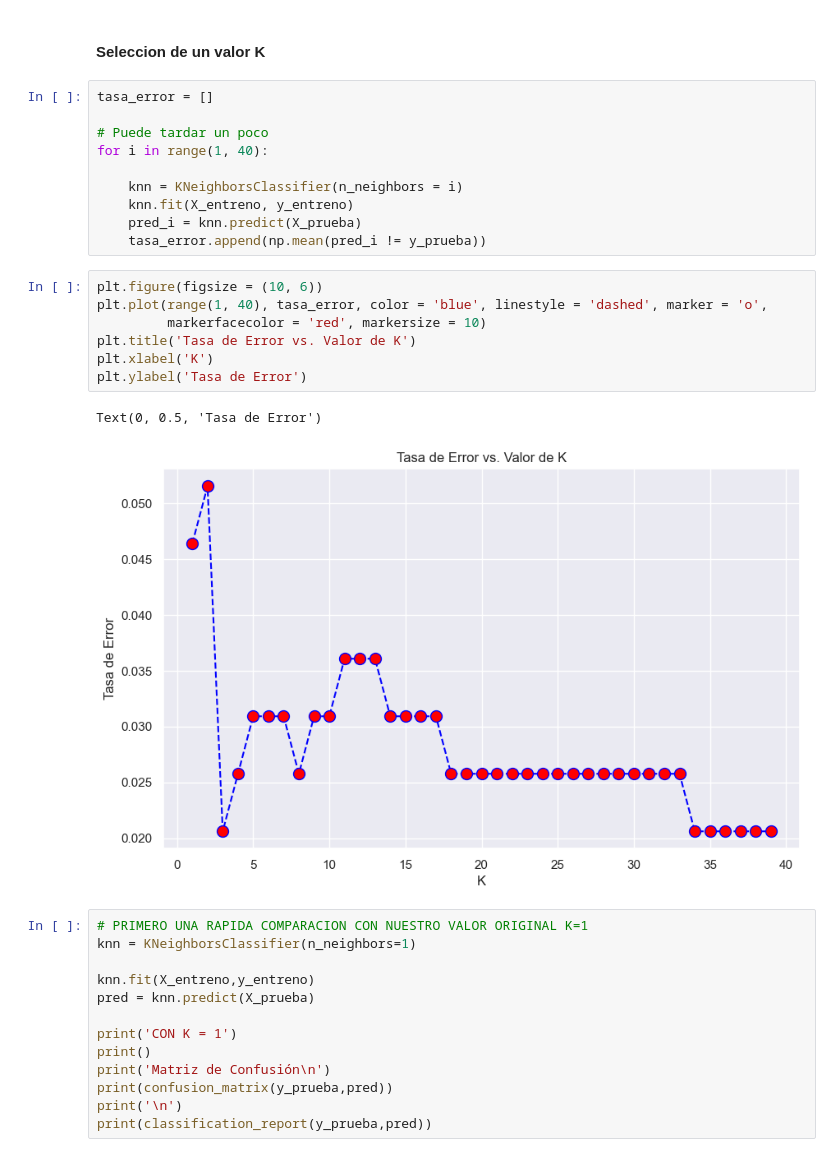
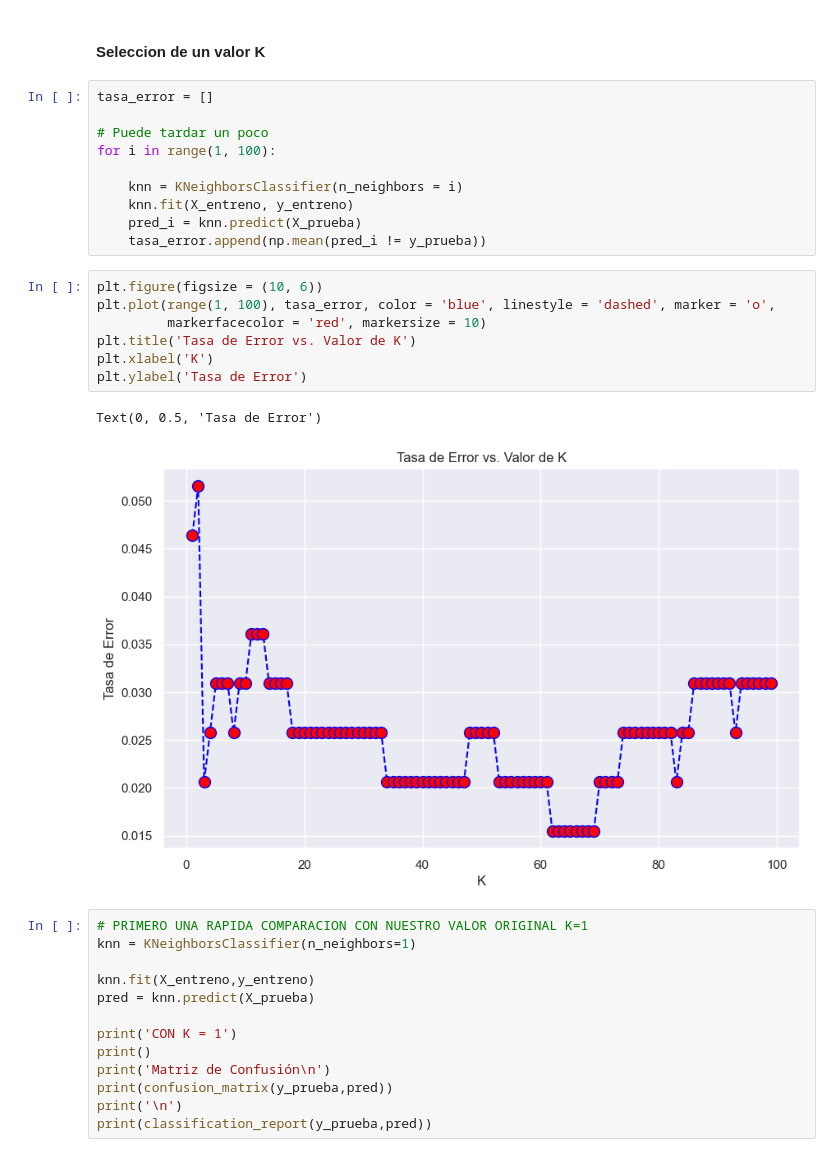
Before and after one commit to andresdlRoca/Mineria-de-datos_Lab2_UVG_2023, a Jupyter notebook: main.ipynb, the cells around one changed output. Saved outputs shown, nothing was run; the diff lists cells and outputs as text.

```diff
--- a/main.ipynb
+++ b/main.ipynb
@@ -576,7 +590,7 @@ weighted avg       0.95      0.95      0.95       194
 tasa_error = []
 
 # Puede tardar un poco
-for i in range(1, 40):
+for i in range(1, 100):
 
     knn = KNeighborsClassifier(n_neighbors = i)
     knn.fit(X_entreno, y_entreno)
@@ -584,14 +598,14 @@ for i in range(1, 40):
     tasa_error.append(np.mean(pred_i != y_prueba))
 # %%
 plt.figure(figsize = (10, 6))
-plt.plot(range(1, 40), tasa_error, color = 'blue', linestyle = 'dashed', marker = 'o',
+plt.plot(range(1, 100), tasa_error, color = 'blue', linestyle = 'dashed', marker = 'o',
          markerfacecolor = 'red', markersize = 10)
 plt.title('Tasa de Error vs. Valor de K')
 plt.xlabel('K')
 plt.ylabel('Tasa de Error')
 # %% [output]
 Text(0, 0.5, 'Tasa de Error')
-[figure, old version]
+[figure, new version]
 # %%
 # PRIMERO UNA RAPIDA COMPARACION CON NUESTRO VALOR ORIGINAL K=1
 knn = KNeighborsClassifier(n_neighbors=1)
```
Also changed, not shown: parts of 5 cells of this notebook.
